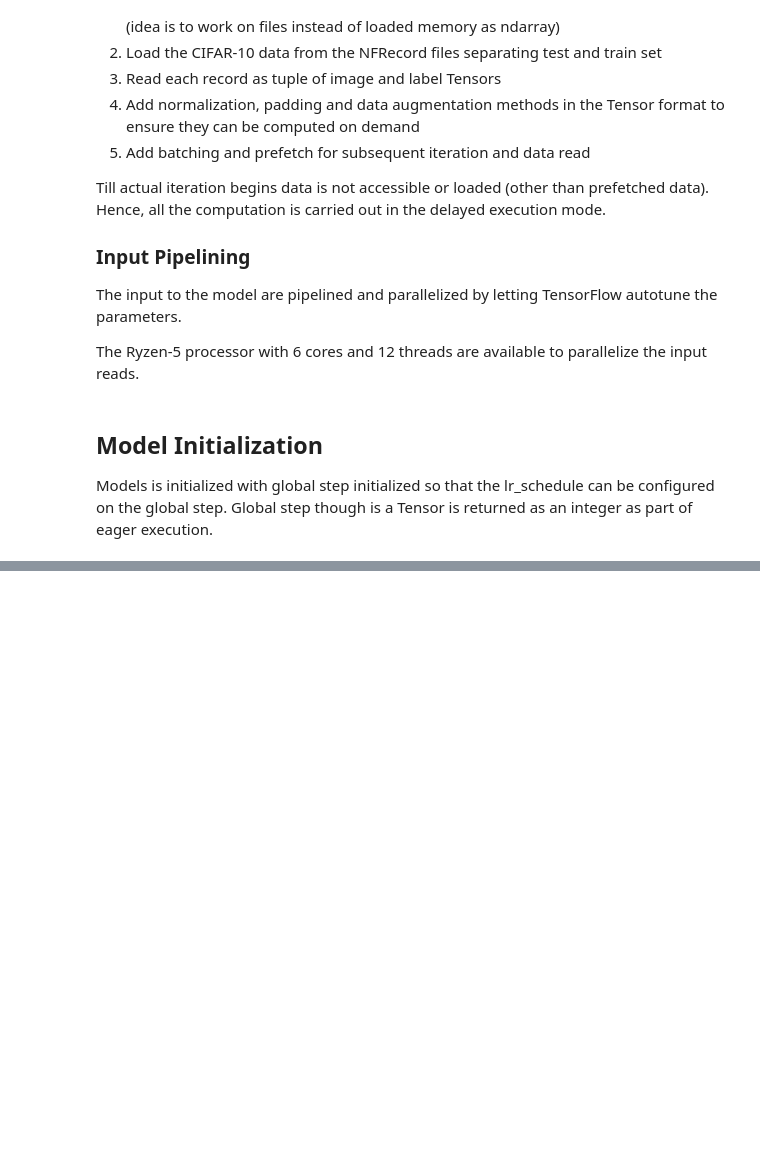
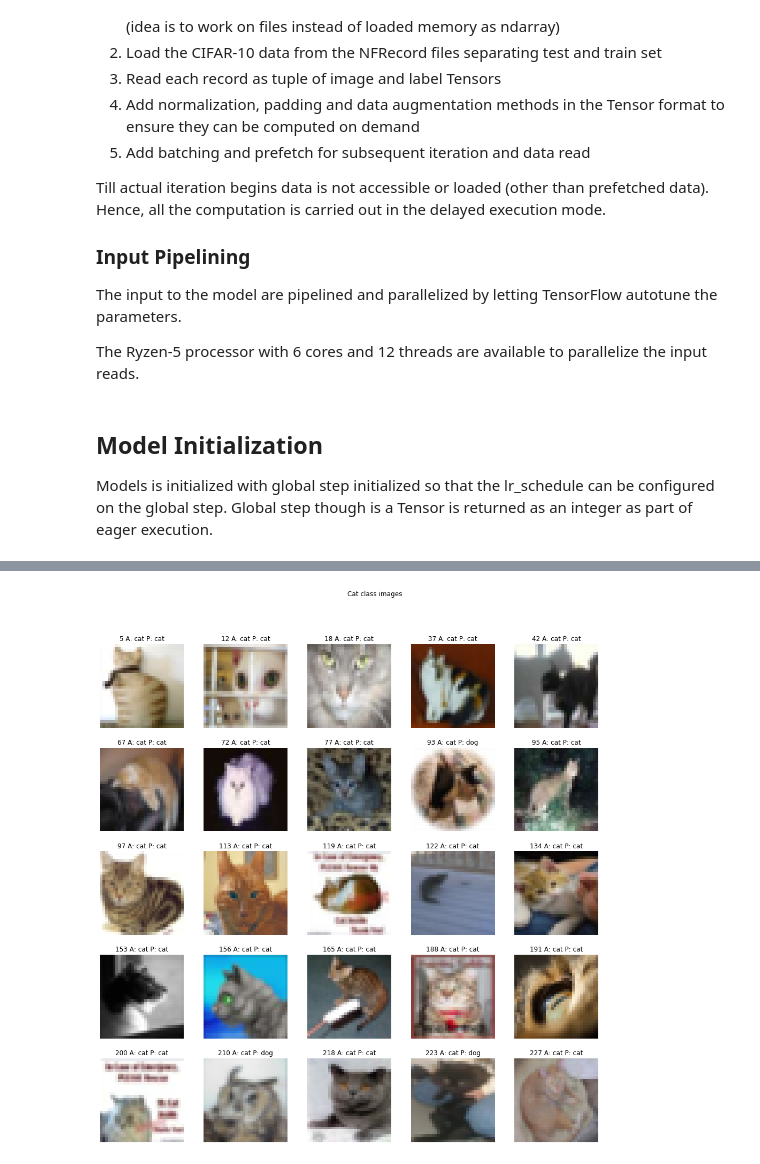
Before and after one commit to sambitdash/EVA-2-Group, a Jupyter notebook: Session-15/Assignment-15.ipynb, the cells around one changed output, grey strips where cells are left out. Cells and saved outputs as stored; diff of their text form; code cells hidden in the pictures; blank space fills up the shorter version.

```diff
--- a/Session-15/Assignment-15.ipynb
+++ b/Session-15/Assignment-15.ipynb
@@ -278,0 +412,4 @@ epoch: 6 lr:0.3789 train loss: 0.4009 train acc: 0.8618 val loss: 0.8256 val acc
+# %%
+plot_image(5, 5, X, Y, results, ptype='class', pclass=3)
+# %% [output]
+[figure, added]
```
Also changed, not shown: parts of 20 cells of this notebook, 2 other files.
